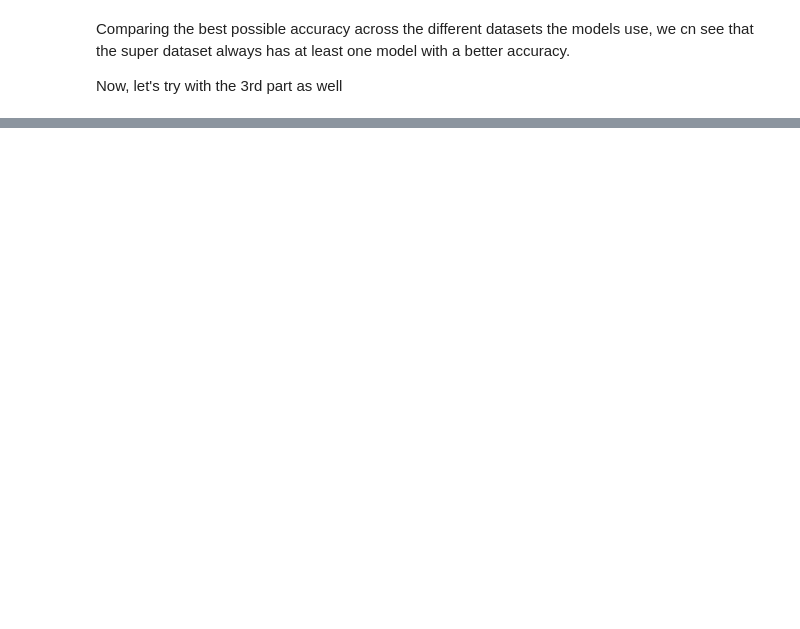
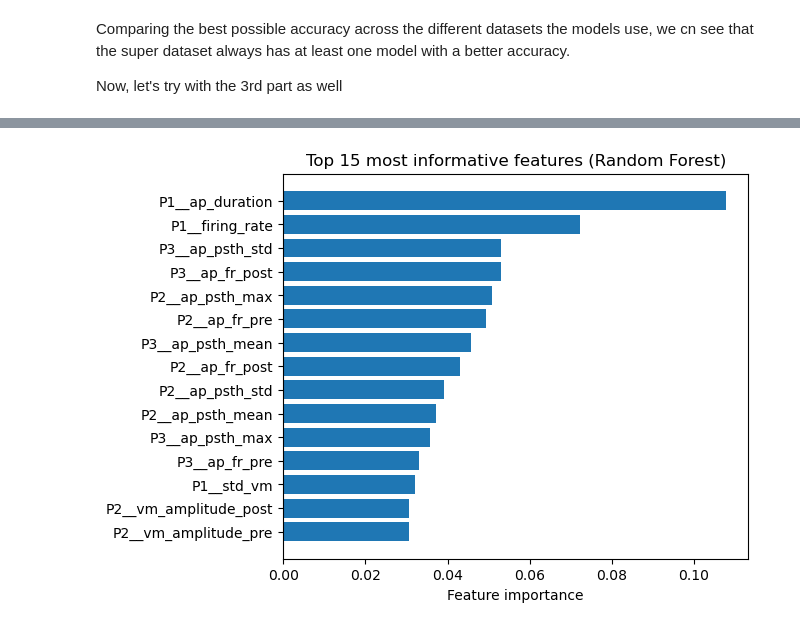
Before and after one commit to Ghali-Jaidi/Neuroscience-, a Jupyter notebook: Models.ipynb, the cells around one changed output, grey strips where cells are left out. Drawn from its saved outputs; the diff is of its cells as text; code cells hidden in the pictures; blank space fills up the shorter version.

```diff
--- a/Models.ipynb
+++ b/Models.ipynb
@@ -595,0 +600,20 @@ SUMMARY OF ALL RESULTS:
+# %%
+#plot des most informative features
+from sklearn.ensemble import RandomForestClassifier
+
+# Re-train a Random Forest for interpretation
+rf = RandomForestClassifier(random_state=42)
+rf.fit(X_trainS123, y_trainS123)
+
+importances = rf.feature_importances_
+feat_names = X_trainS123.columns
+
+idx = importances.argsort()[-15:]
+
+plt.figure(figsize=(6,5))
+plt.barh(feat_names[idx], importances[idx])
+plt.xlabel("Feature importance")
+plt.title("Top 15 most informative features (Random Forest)")
+plt.show()
+# %% [output]
+[figure, added]
```
Also changed, not shown: parts of 6 cells of this notebook.
